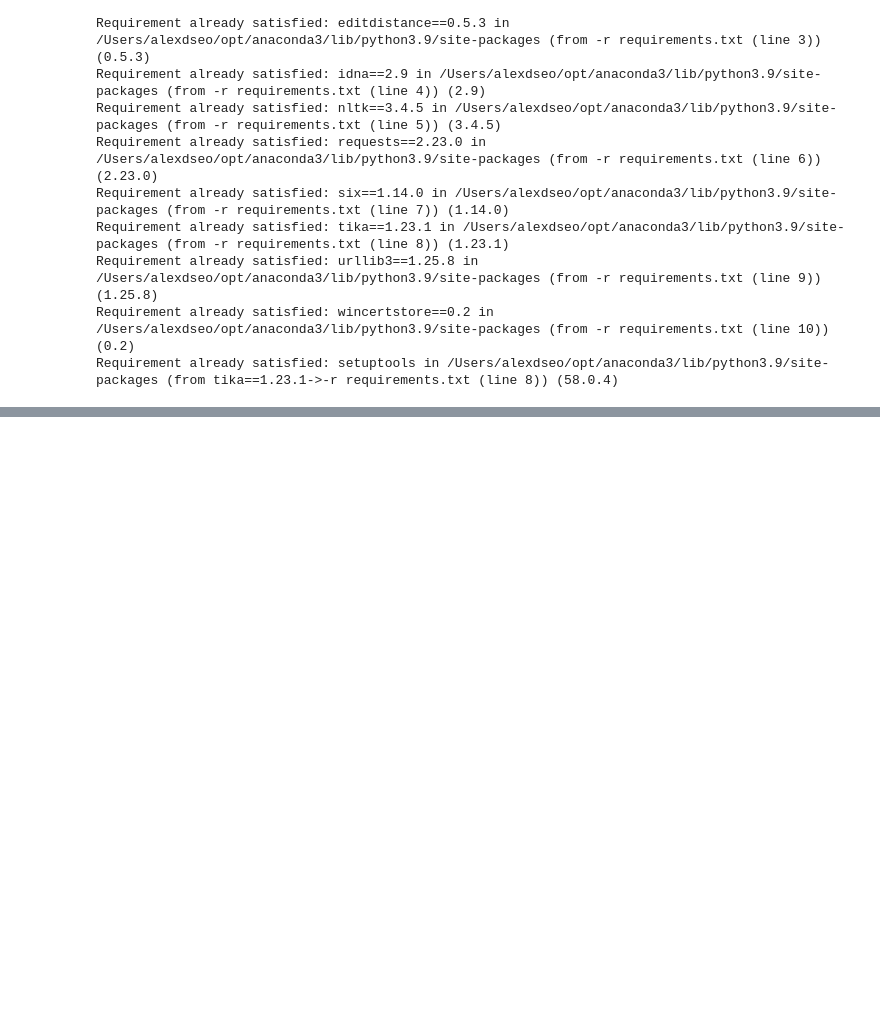
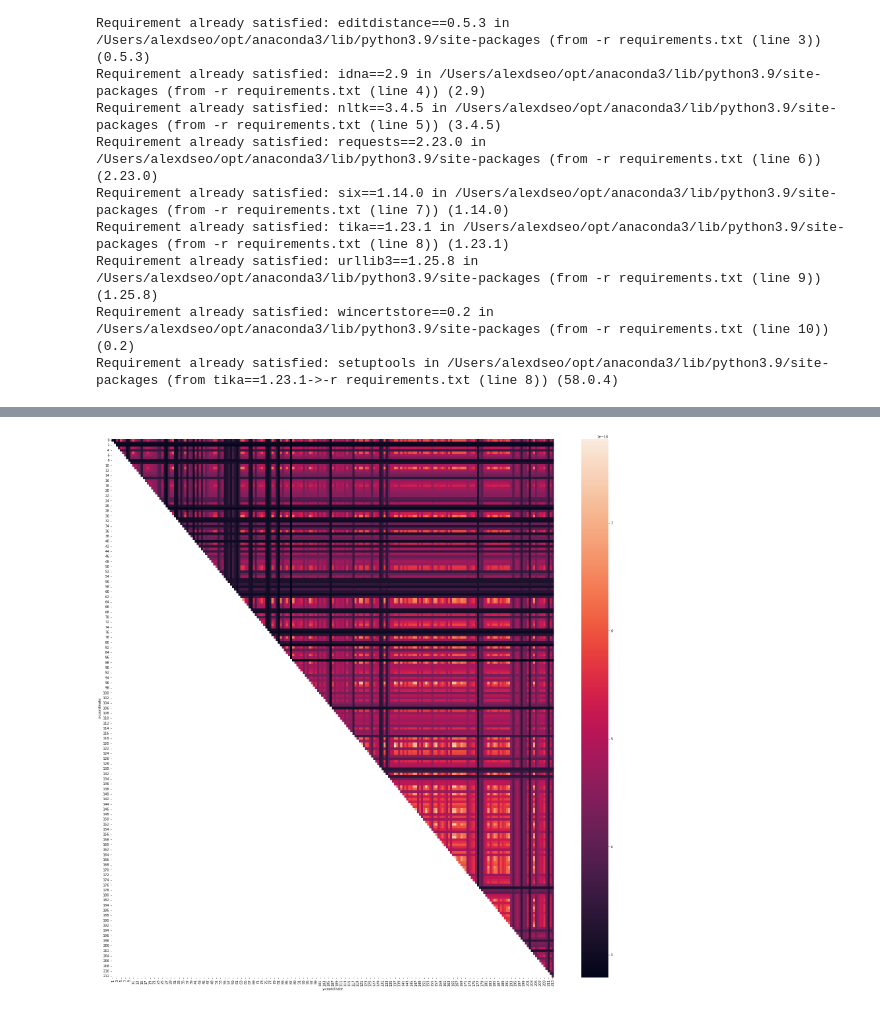
Before and after one commit to alexdseo/Semantic-Forensics-in-Scientific-Literature, a Jupyter notebook: DataSimilarity_Tika.ipynb, the cells around one changed output, grey strips where cells are left out. Drawn from its saved outputs; the diff is of its cells as text; code cells hidden in the pictures; blank space fills up the shorter version.

```diff
--- a/DataSimilarity_Tika.ipynb
+++ b/DataSimilarity_Tika.ipynb
@@ -35,0 +181,7 @@ We have 5 csv file now! Visualize it (Cluster it?)
+# %%
+#Bell Curve fitting/Gaussian overlap
+plt.figure(figsize=(30,30))
+sns.heatmap(go)
+plt.show()
+# %% [output]
+[figure, added]
```
Also changed, not shown: parts of 17 cells of this notebook, 9 other files.
